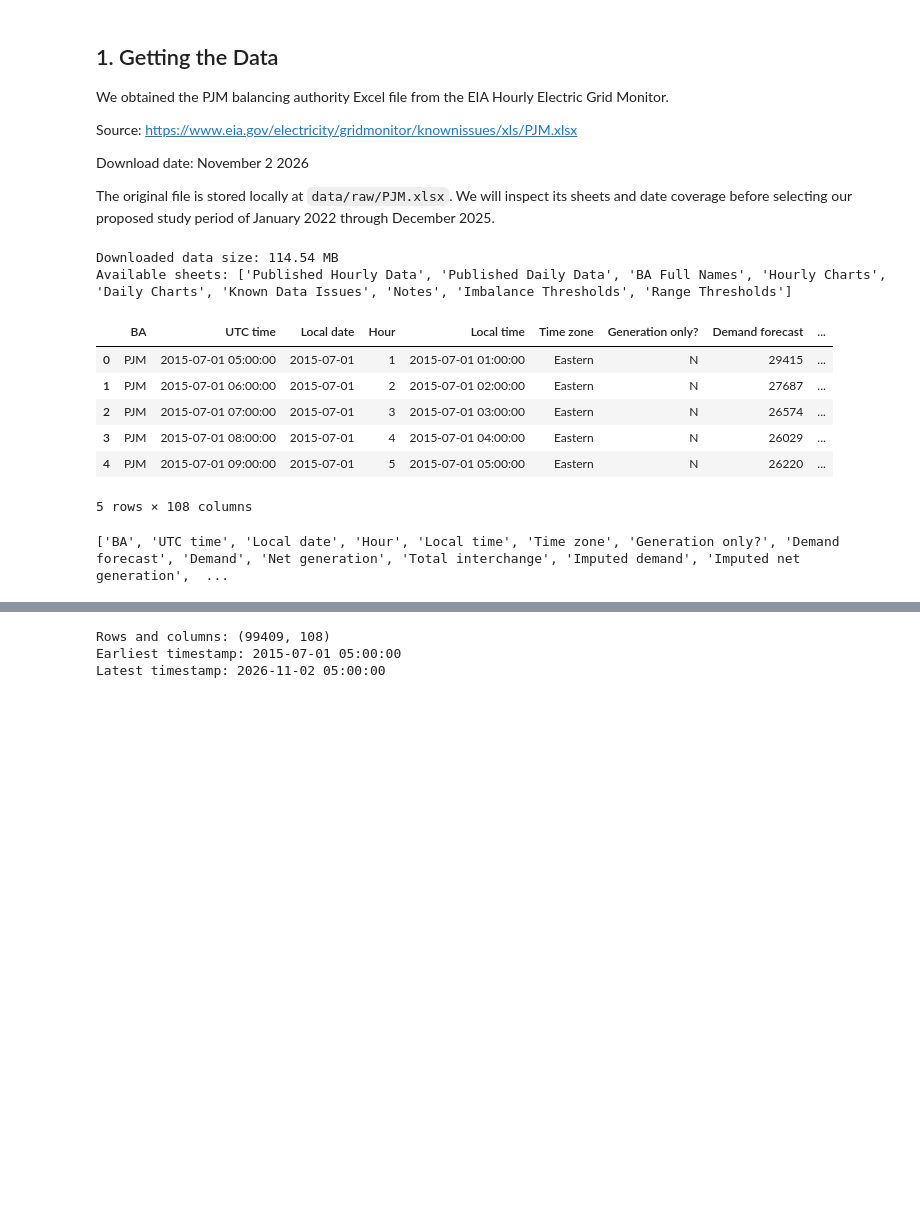
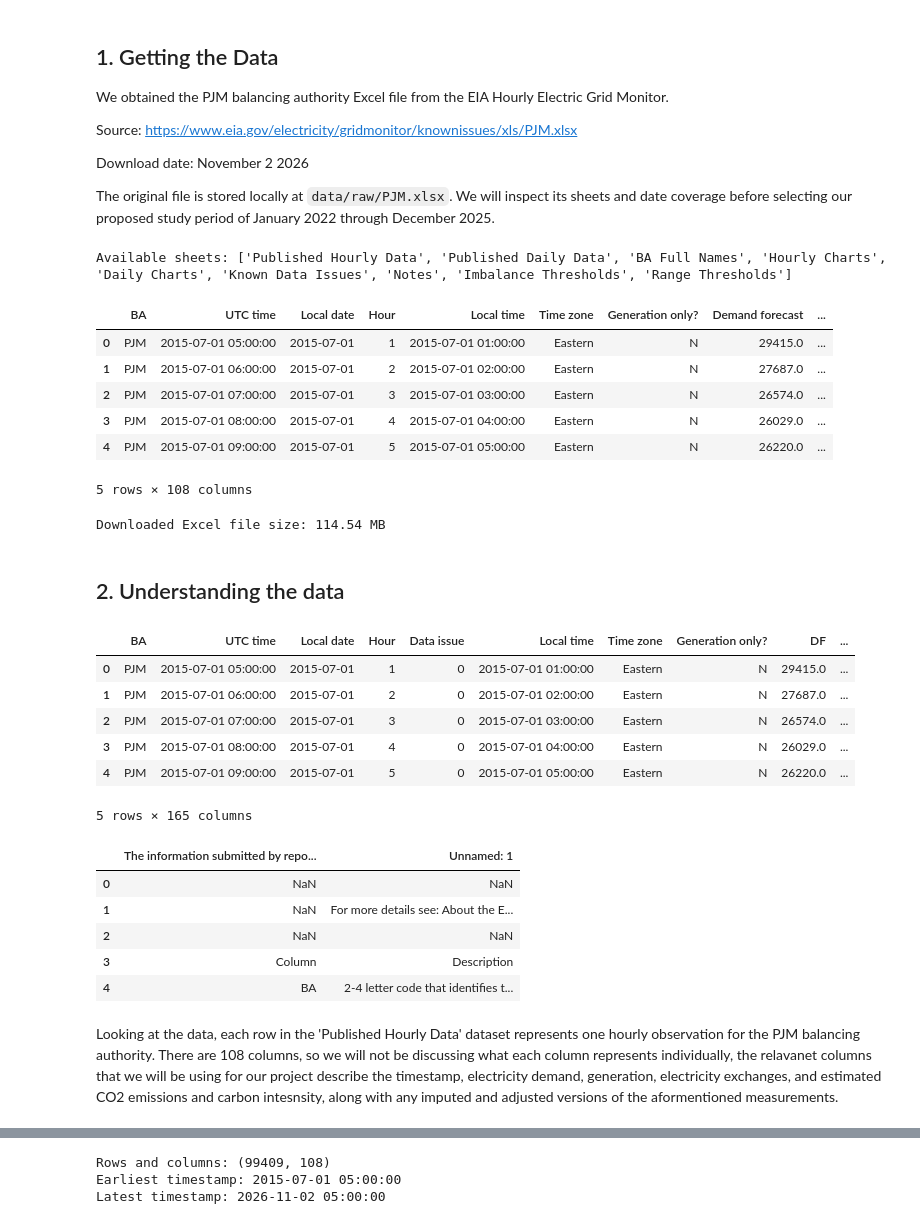
Before and after one commit to refreshminht/ac209a_low_carbon_computing, a Jupyter notebook: notebooks/01_data_cleaning.ipynb, the cells around one changed output, grey strips where cells are left out. Saved outputs shown, nothing was run; the diff lists cells and outputs as text; code cells hidden in the pictures; blank space fills up the shorter version.

```diff
--- a/notebooks/01_data_cleaning.ipynb
+++ b/notebooks/01_data_cleaning.ipynb
@@ -25,14 +25,9 @@ from pathlib import Path
 import pandas as pd
 # %%
 data_path = Path("../data/raw/PJM.xlsx")
-
-#report download files size
-size_mb = data_path.stat().st_size / 1_000_000
-print(f"Downloaded data size: {size_mb:.2f} MB")
 
 #inspecing available sheets before choosing which ones to load
 excel_file = pd.ExcelFile(data_path)
 print("Available sheets:", excel_file.sheet_names)
 # %% [output]
-Downloaded data size: 114.54 MB
 Available sheets: ['Published Hourly Data', 'Published Daily Data', 'BA Full Names', 'Hourly Charts', 'Daily Charts', 'Known Data Issues', 'Notes', 'Imbalance Thresholds', 'Range Thresholds']
@@ -39,18 +37,41 @@ Available sheets: ['Published Hourly Data', 'Published Daily Data', 'BA Full Nam
 # %%
-preview = pd.read_excel(
-    excel_file,
-    sheet_name="Published Hourly Data",
-    nrows=5
-)
+#displaying first five rows
+display(hourly_df.head())
 
-display(preview)
-print(preview.columns.tolist())
+#size of the entire downloaded Excel file
+size_mb = data_path.stat().st_size / 1_000_000
+print(f"Downloaded Excel file size: {size_mb:.2f} MB")
 # %% [output]
 |  | BA | UTC time | Local date | Hour | Local time | Time zone | Generation only? | Demand forecast | ... |
-| 0 | PJM | 2015-07-01 05:00:00 | 2015-07-01 | 1 | 2015-07-01 01:00:00 | Eastern | N | 29415 | ... |
-| 1 | PJM | 2015-07-01 06:00:00 | 2015-07-01 | 2 | 2015-07-01 02:00:00 | Eastern | N | 27687 | ... |
-| 2 | PJM | 2015-07-01 07:00:00 | 2015-07-01 | 3 | 2015-07-01 03:00:00 | Eastern | N | 26574 | ... |
-| 3 | PJM | 2015-07-01 08:00:00 | 2015-07-01 | 4 | 2015-07-01 04:00:00 | Eastern | N | 26029 | ... |
-| 4 | PJM | 2015-07-01 09:00:00 | 2015-07-01 | 5 | 2015-07-01 05:00:00 | Eastern | N | 26220 | ... |
+| 0 | PJM | 2015-07-01 05:00:00 | 2015-07-01 | 1 | 2015-07-01 01:00:00 | Eastern | N | 29415.0 | ... |
+| 1 | PJM | 2015-07-01 06:00:00 | 2015-07-01 | 2 | 2015-07-01 02:00:00 | Eastern | N | 27687.0 | ... |
+| 2 | PJM | 2015-07-01 07:00:00 | 2015-07-01 | 3 | 2015-07-01 03:00:00 | Eastern | N | 26574.0 | ... |
+| 3 | PJM | 2015-07-01 08:00:00 | 2015-07-01 | 4 | 2015-07-01 04:00:00 | Eastern | N | 26029.0 | ... |
+| 4 | PJM | 2015-07-01 09:00:00 | 2015-07-01 | 5 | 2015-07-01 05:00:00 | Eastern | N | 26220.0 | ... |
 5 rows × 108 columns
-['BA', 'UTC time', 'Local date', 'Hour', 'Local time', 'Time zone', 'Generation only?', 'Demand forecast', 'Demand', 'Net generation', 'Total interchange', 'Imputed demand', 'Imputed net generation',  ...
+Downloaded Excel file size: 114.54 MB
+# %% [markdown]
+## 2. Understanding the data
+# %%
+#Loading in known issues and notes about our data to have more of a comprehensive understanding
+issues_df = pd.read_excel(excel_file, sheet_name = "Known Data Issues")
+notes_df = pd.read_excel(excel_file, sheet_name = "Notes")
+# %%
+display(issues_df.head())
+display(notes_df.head())
+# %% [output]
+|  | BA | UTC time | Local date | Hour | Data issue | Local time | Time zone | Generation only? | DF | ... |
+| 0 | PJM | 2015-07-01 05:00:00 | 2015-07-01 | 1 | 0 | 2015-07-01 01:00:00 | Eastern | N | 29415.0 | ... |
+| 1 | PJM | 2015-07-01 06:00:00 | 2015-07-01 | 2 | 0 | 2015-07-01 02:00:00 | Eastern | N | 27687.0 | ... |
+| 2 | PJM | 2015-07-01 07:00:00 | 2015-07-01 | 3 | 0 | 2015-07-01 03:00:00 | Eastern | N | 26574.0 | ... |
+| 3 | PJM | 2015-07-01 08:00:00 | 2015-07-01 | 4 | 0 | 2015-07-01 04:00:00 | Eastern | N | 26029.0 | ... |
+| 4 | PJM | 2015-07-01 09:00:00 | 2015-07-01 | 5 | 0 | 2015-07-01 05:00:00 | Eastern | N | 26220.0 | ... |
+5 rows × 165 columns
+|  | The information submitted by repo... | Unnamed: 1 |
+| 0 | NaN | NaN |
+| 1 | NaN | For more details see: About the E... |
+| 2 | NaN | NaN |
+| 3 | Column | Description |
+| 4 | BA | 2-4 letter code that identifies t... |
+# %% [markdown]
+Looking at the data, each row in the 'Published Hourly Data' dataset represents one hourly observation for the PJM balancing authority. There are 108 columns, so we will not be discussing what each column represents individually, the relavanet columns that we will be using for our project describe the timestamp, electricity demand, generation, electricity exchanges, and estimated CO2 emissions and carbon intesnsity, along with any imputed and adjusted versions of the aformentioned measurements.
```
Also changed, not shown: parts of 5 cells of this notebook.
